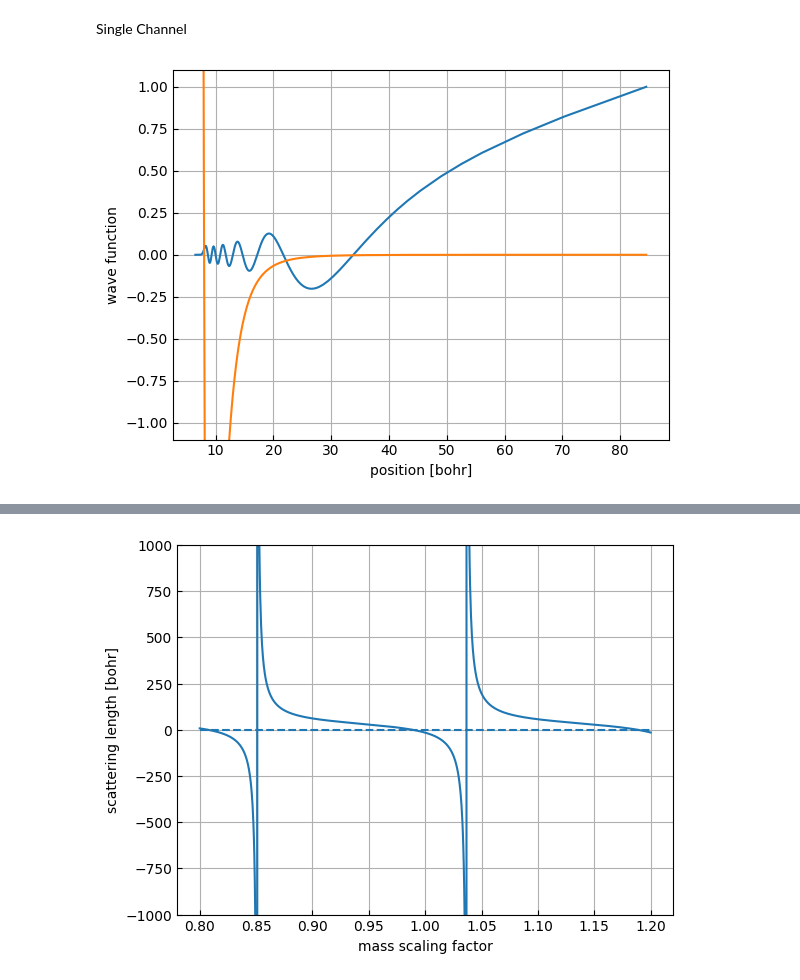
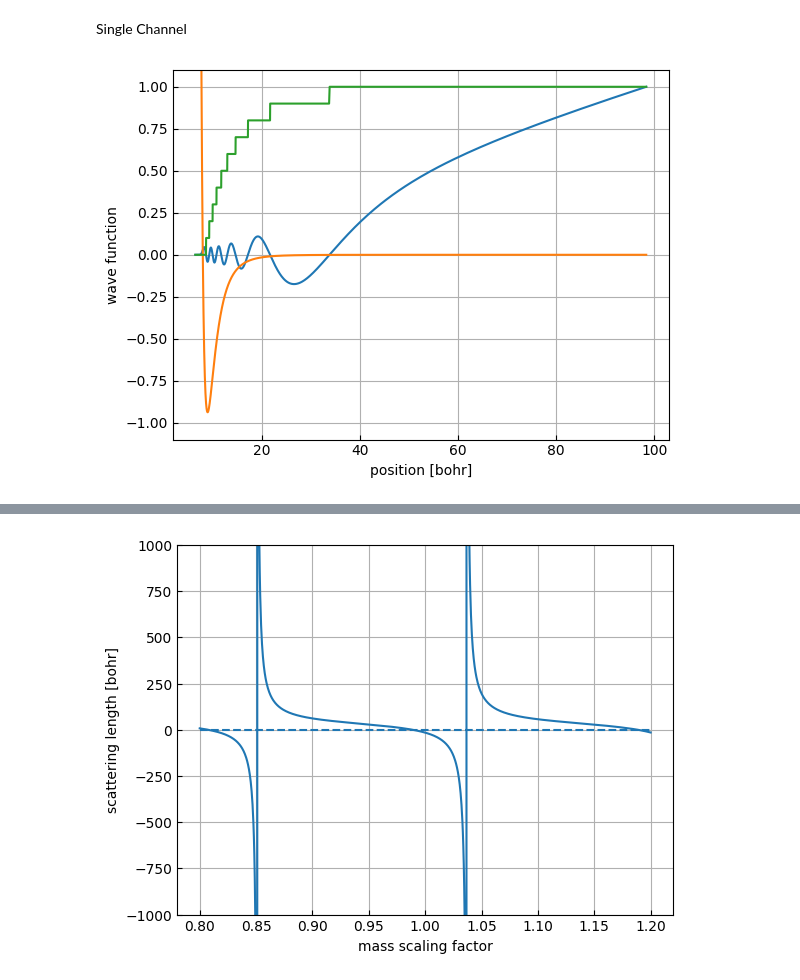
Before and after one commit to Wleter/quantum-rs, a Jupyter notebook: scattering-solver/analysis/tests.ipynb, the cells around one changed output, grey strips where cells are left out. Drawn from its saved outputs; the diff is of its cells as text; code cells hidden in the pictures.

```diff
--- a/scattering-solver/analysis/tests.ipynb
+++ b/scattering-solver/analysis/tests.ipynb
@@ -12,15 +12,16 @@ Single Channel
 # %%
 data = np.loadtxt(f'{DATA_PATH}/single_chan/wave_function.dat', delimiter='\t', skiprows=1)
 
 fig, ax = utility.plot()
 ax.set_xlabel("position [bohr]")
 ax.set_ylabel("wave function")
 
 ax.plot(data[:, 0], data[:, 1] / np.max(np.abs(data[:, 1])))
-ax.plot(data[:, 0], data[:, 2] / (0.25 * np.abs(np.min(data[:, 2]))))
+ax.plot(data[:, 0], data[:, 3] / (0.03 * np.max(np.abs(data[:, 3]))))
+ax.plot(data[:, 0], data[:, 2] / (np.max(np.abs(data[:, 2]))))
 ax.set_ylim(-1.1, 1.1);
 # %% [output]
-[figure, old version]
+[figure, new version]
 # %%
 data = np.loadtxt(f'{DATA_PATH}/single_chan/propagation_distance.dat', delimiter='\t', skiprows=1)
 
```
Also changed, not shown: parts of 2 cells of this notebook, 8 other files.
